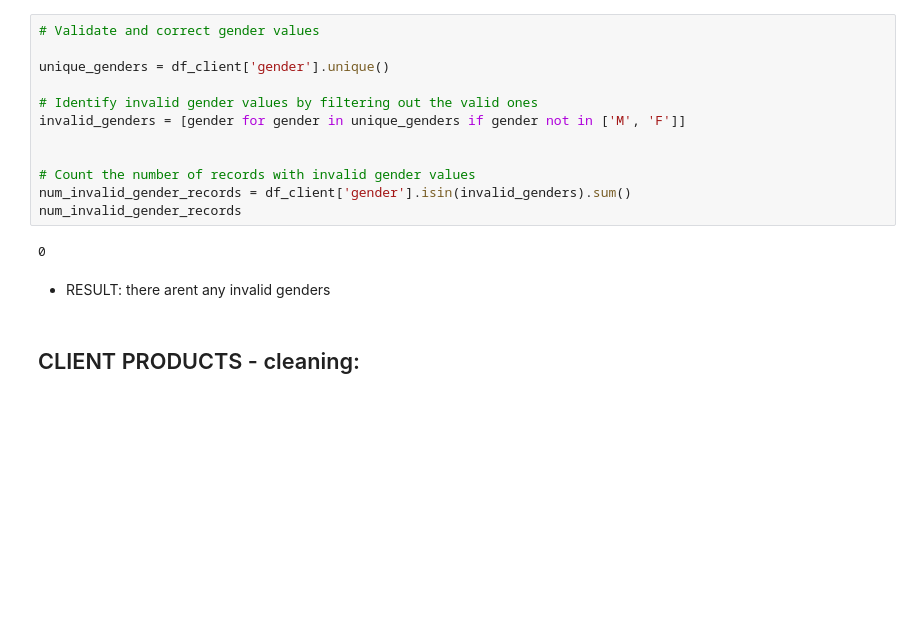
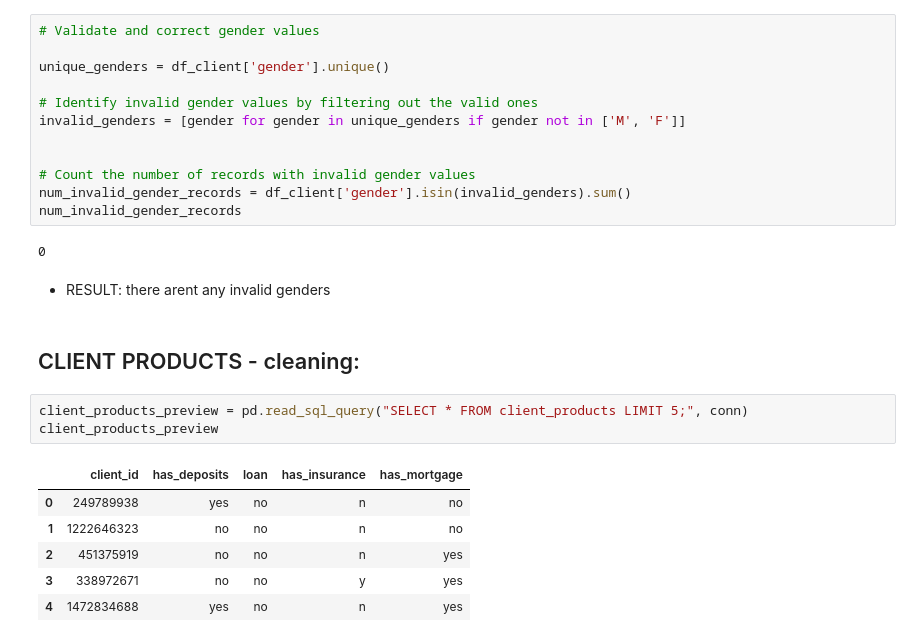
Before and after one commit to misanehasilova/Final_project, a Jupyter notebook: cleaning_data.ipynb, the cells around one changed output. Drawn from its saved outputs; the diff is of its cells as text; blank space fills up the shorter version.

```diff
--- a/cleaning_data.ipynb
+++ b/cleaning_data.ipynb
@@ -188,3 +188,13 @@ num_invalid_gender_records
 - RESULT: there arent any invalid genders
 # %% [markdown]
 ## CLIENT PRODUCTS - cleaning:
+# %%
+client_products_preview = pd.read_sql_query("SELECT * FROM client_products LIMIT 5;", conn)
+client_products_preview
+# %% [output]
+|  | client_id | has_deposits | loan | has_insurance | has_mortgage |
+| 0 | 249789938 | yes | no | n | no |
+| 1 | 1222646323 | no | no | n | no |
+| 2 | 451375919 | no | no | n | yes |
+| 3 | 338972671 | no | no | y | yes |
+| 4 | 1472834688 | yes | no | n | yes |
```
